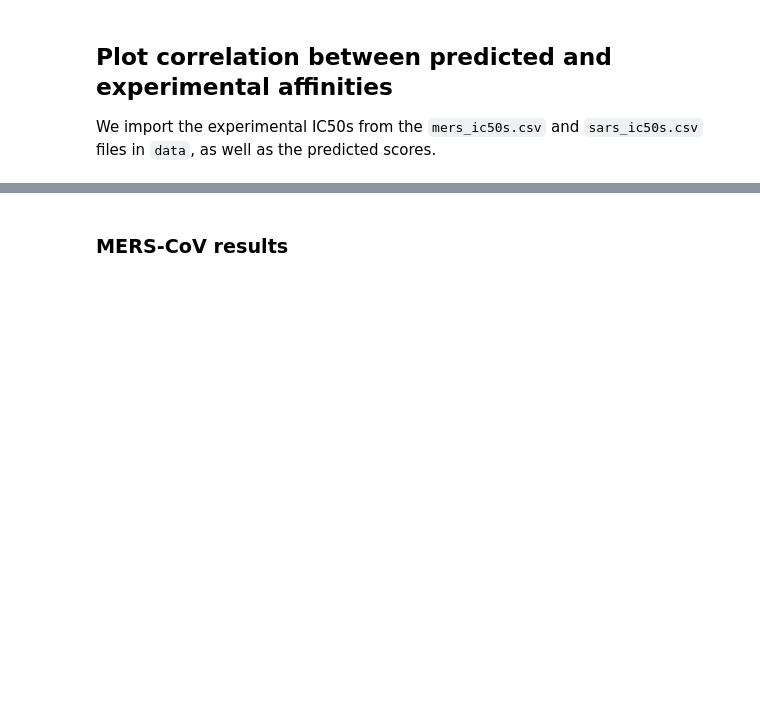
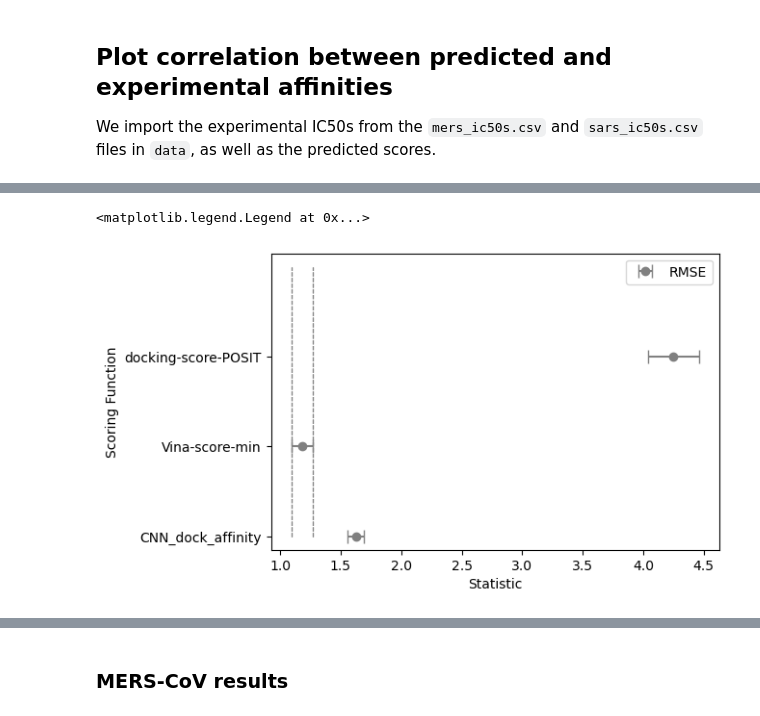
Before and after one commit to choderalab/broad-spectrum-asap-paper, a Jupyter notebook: score_sars_mers_val.ipynb, the cells around one changed output, grey strips where cells are left out. Cells and saved outputs as stored; diff of their text form; code cells hidden in the pictures; blank space fills up the shorter version.

```diff
--- a/score_sars_mers_val.ipynb
+++ b/score_sars_mers_val.ipynb
@@ -17,0 +91,57 @@ sars_pred = pd.read_csv("data/sars_predicted_scores.csv")
+# %%
+import statsmodels as sm
+
+rmse_values = {}
+r2_values = {}
+ktau_values = {}
+spearman_values = {}
+for score in ['CNN_dock_affinity', 'Vina-score-min', 'docking-score-POSIT']:
+    df_scores = exp_and_pred_affinity(mers_ic50, mers_pred, 'Minh pIC50', score, 5)
+    rmse, r2, ktau, pearson, spearman = calculate_stats(df_scores["Affinity (kcal/mol)"], df_scores[score])
+    rmse_values[score] = {'mean': rmse['mean'], 'low': rmse['low'], 'high': rmse['high']}
+    r2_values[score] = {'mean': r2['mean'], 'low': r2['low'], 'high': r2['high']}
+    ktau_values[score] = {'mean': ktau['mean'], 'low': ktau['low'], 'high': ktau['high']}
+    spearman_values[score] = spearman
+# %%
+def plot_stats(ax, score_dict, max_better=True, label='RMSE', color='gray',  offset=0.2):
+    # Extract values for plotting
+    scores = list(score_dict.keys())
+    means = [score_dict[score]['mean'] for score in scores]
+    low_errors = [score_dict[score]['mean'] - score_dict[score]['low'] for score in scores]
+    high_errors = [score_dict[score]['high'] - score_dict[score]['mean'] for score in scores]
+
+    # Find index of the highest mean value
+    max_index = means.index(max(means))
+    min_index = means.index(min(means))
+
+    best_index = max_index if max_better else min_index
+    best_low = score_dict[scores[best_index]]['low']
+    best_high = score_dict[scores[best_index]]['high']
+
+    y_positions = np.arange(len(scores))
+
+    # Plot each point with error bars
+    for i, (pos, mean, low_err, high_err) in enumerate(zip(y_positions, means, low_errors, high_errors)):
+        # color = 'blue' if i == best_index else 'grey'  # Blue for the lowest rmse-value
+        labels = label if i == 0 else ""
+        y_positions = pos + offset
+        ax.errorbar(mean, y_positions, xerr=[[low_err], [high_err]], fmt='o', color=color, capsize=5, label=labels)
+        ax.vlines(x=best_low, ymin=0, ymax=len(scores), colors='gray', linestyles='dashed', lw=0.8)
+        ax.vlines(x=best_high, ymin=0, ymax=len(scores), colors='gray', linestyles='dashed', lw=0.8)
+
+    # Labels and title
+    ax.set_yticks(np.arange(len(scores)))
+    ax.set_yticklabels(scores)
+    ax.set_xlabel("Statistic")
+    ax.set_ylabel("Scoring Function")
+
+    return ax
+
+
+# Create figure and axis
+fig, ax = plt.subplots(figsize=(6, 4))
+ax = plot_stats(ax, rmse_values, max_better=False, label='RMSE', offset=0.0)
+plt.legend()
+# %% [output]
+<matplotlib.legend.Legend at 0x...>
+[figure, added]
```
Also changed, not shown: parts of 8 cells of this notebook, 2 other files.
